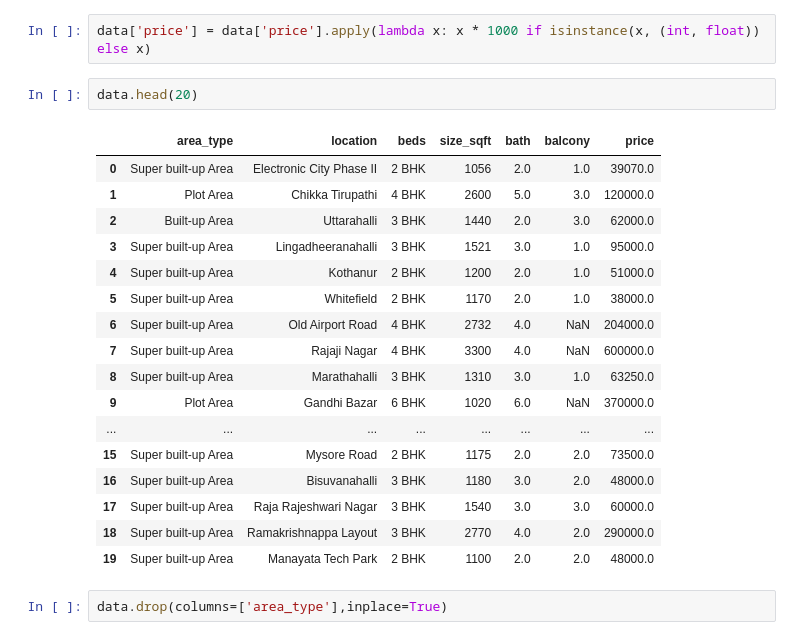
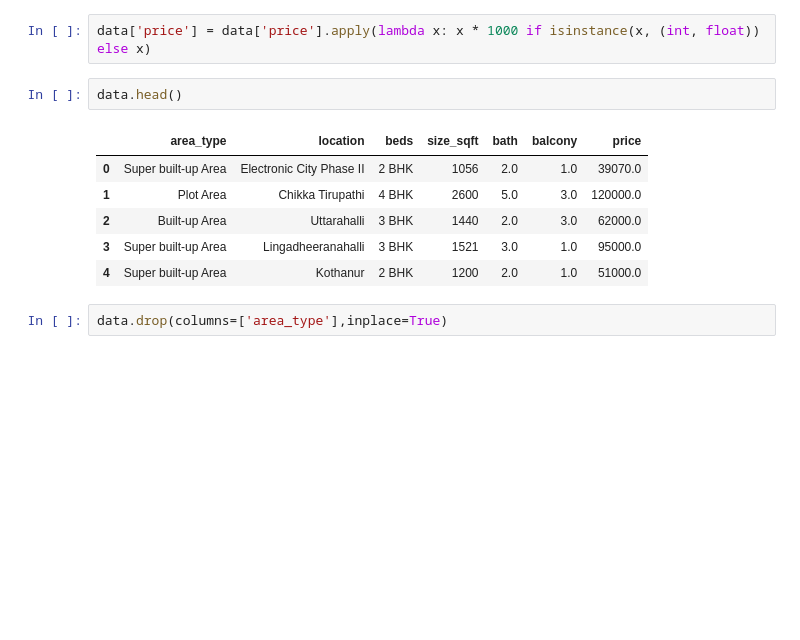
Before and after one commit to johx8/HousePricePrediction, a Jupyter notebook: house price prediction.ipynb, the cells around one changed output. Cells and saved outputs as stored; diff of their text form; blank space fills up the shorter version.

```diff
--- a/house price prediction.ipynb
+++ b/house price prediction.ipynb
@@ -146,25 +146,14 @@ coverting values in price to be more understandable
 # %%
 data['price'] = data['price'].apply(lambda x: x * 1000 if isinstance(x, (int, float)) else x)
 # %%
-data.head(20)
+data.head()
 # %% [output]
 |  | area_type | location | beds | size_sqft | bath | balcony | price |
 | 0 | Super built-up Area | Electronic City Phase II | 2 BHK | 1056 | 2.0 | 1.0 | 39070.0 |
 | 1 | Plot Area | Chikka Tirupathi | 4 BHK | 2600 | 5.0 | 3.0 | 120000.0 |
 | 2 | Built-up Area | Uttarahalli | 3 BHK | 1440 | 2.0 | 3.0 | 62000.0 |
 | 3 | Super built-up Area | Lingadheeranahalli | 3 BHK | 1521 | 3.0 | 1.0 | 95000.0 |
 | 4 | Super built-up Area | Kothanur | 2 BHK | 1200 | 2.0 | 1.0 | 51000.0 |
-| 5 | Super built-up Area | Whitefield | 2 BHK | 1170 | 2.0 | 1.0 | 38000.0 |
-| 6 | Super built-up Area | Old Airport Road | 4 BHK | 2732 | 4.0 | NaN | 204000.0 |
-| 7 | Super built-up Area | Rajaji Nagar | 4 BHK | 3300 | 4.0 | NaN | 600000.0 |
-| 8 | Super built-up Area | Marathahalli | 3 BHK | 1310 | 3.0 | 1.0 | 63250.0 |
-| 9 | Plot Area | Gandhi Bazar | 6 BHK | 1020 | 6.0 | NaN | 370000.0 |
-| ... | ... | ... | ... | ... | ... | ... | ... |
-| 15 | Super built-up Area | Mysore Road | 2 BHK | 1175 | 2.0 | 2.0 | 73500.0 |
-| 16 | Super built-up Area | Bisuvanahalli | 3 BHK | 1180 | 3.0 | 2.0 | 48000.0 |
-| 17 | Super built-up Area | Raja Rajeshwari Nagar | 3 BHK | 1540 | 3.0 | 3.0 | 60000.0 |
-| 18 | Super built-up Area | Ramakrishnappa Layout | 3 BHK | 2770 | 4.0 | 2.0 | 290000.0 |
-| 19 | Super built-up Area | Manayata Tech Park | 2 BHK | 1100 | 2.0 | 2.0 | 48000.0 |
 # %%
 data.drop(columns=['area_type'],inplace=True)
 # %%
```
Also changed, not shown: parts of 32 cells of this notebook, 9 other files.
